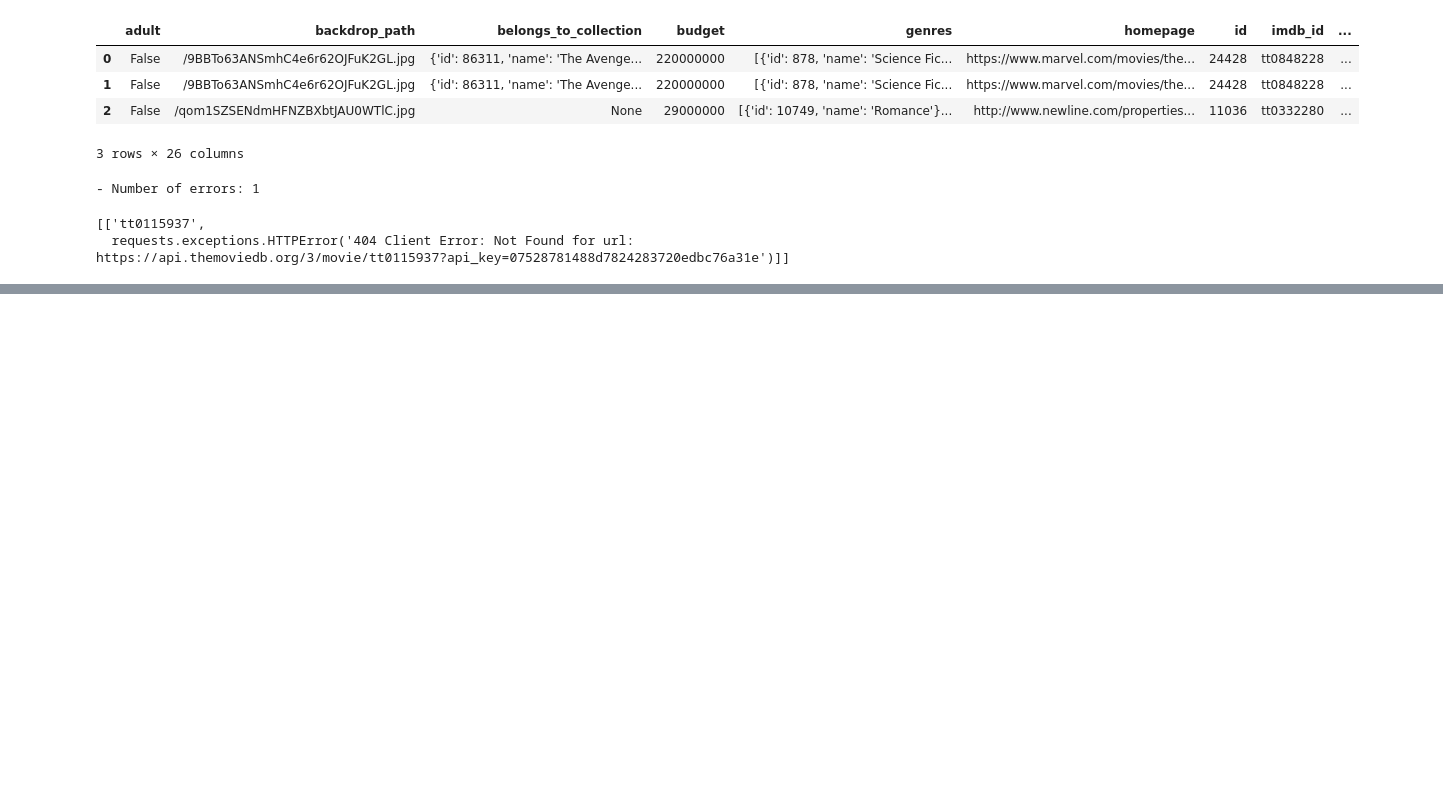
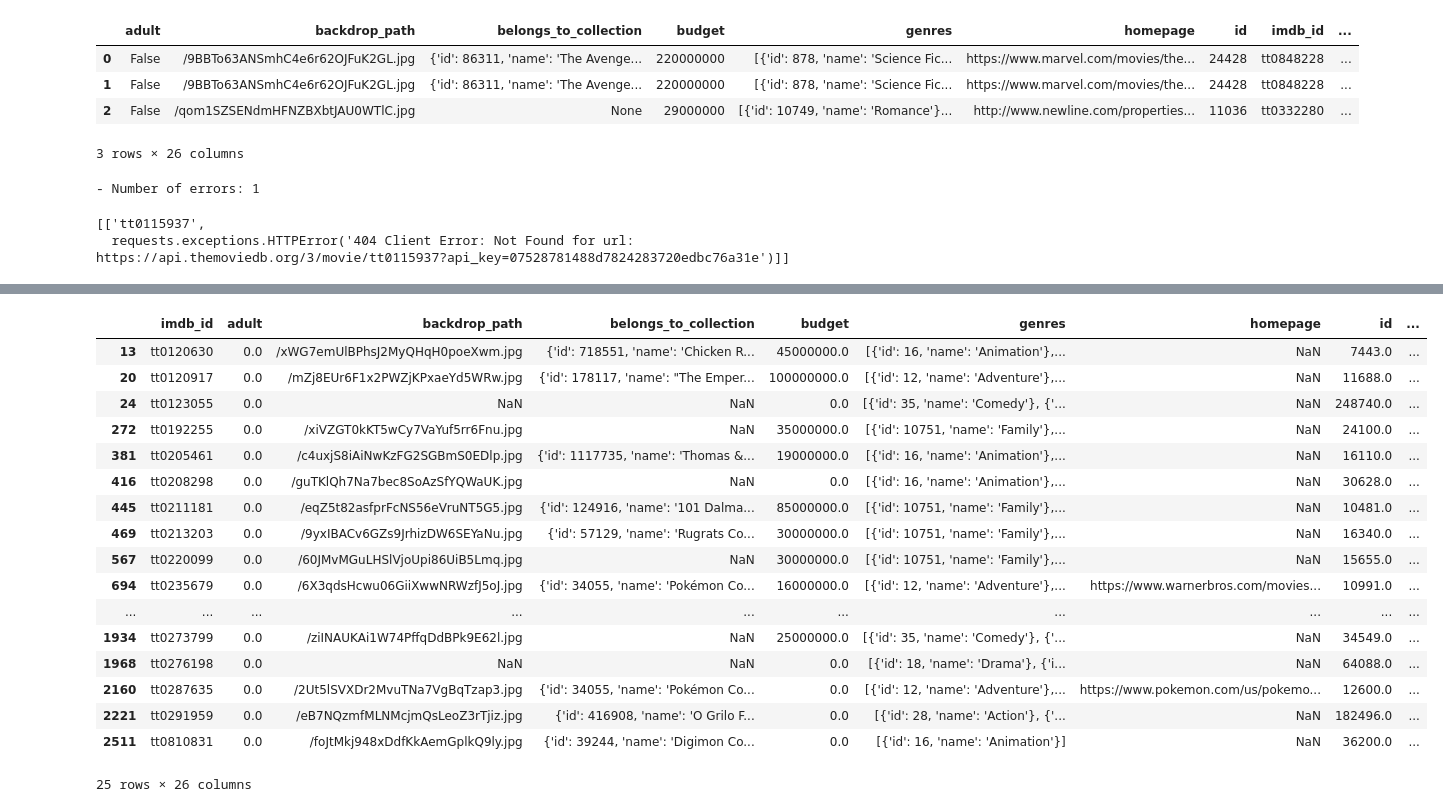
Before and after one commit to CatDawn29/Tippins-Project-3-Version-2, a Jupyter notebook: Tippins Project 3 Part 2 Section B.ipynb, the cells around one changed output, grey strips where cells are left out. Drawn from its saved outputs; the diff is of its cells as text; code cells hidden in the pictures; blank space fills up the shorter version.

```diff
--- a/Tippins Project 3 Part 2 Section B.ipynb
+++ b/Tippins Project 3 Part 2 Section B.ipynb
@@ -162,0 +227,21 @@ errors
+# %%
+df_merged.loc[ df_merged['certification'] == "G"]
+# %% [output]
+|  | imdb_id | adult | backdrop_path | belongs_to_collection | budget | genres | homepage | id | ... |
+| 13 | tt0120630 | 0.0 | /xWG7emUlBPhsJ2MyQHqH0poeXwm.jpg | {'id': 718551, 'name': 'Chicken R... | 45000000.0 | [{'id': 16, 'name': 'Animation'},... | NaN | 7443.0 | ... |
+| 20 | tt0120917 | 0.0 | /mZj8EUr6F1x2PWZjKPxaeYd5WRw.jpg | {'id': 178117, 'name': "The Emper... | 100000000.0 | [{'id': 12, 'name': 'Adventure'},... | NaN | 11688.0 | ... |
+| 24 | tt0123055 | 0.0 | NaN | NaN | 0.0 | [{'id': 35, 'name': 'Comedy'}, {'... | NaN | 248740.0 | ... |
+| 272 | tt0192255 | 0.0 | /xiVZGT0kKT5wCy7VaYuf5rr6Fnu.jpg | NaN | 35000000.0 | [{'id': 10751, 'name': 'Family'},... | NaN | 24100.0 | ... |
+| 381 | tt0205461 | 0.0 | /c4uxjS8iAiNwKzFG2SGBmS0EDlp.jpg | {'id': 1117735, 'name': 'Thomas &... | 19000000.0 | [{'id': 16, 'name': 'Animation'},... | NaN | 16110.0 | ... |
+| 416 | tt0208298 | 0.0 | /guTKlQh7Na7bec8SoAzSfYQWaUK.jpg | NaN | 0.0 | [{'id': 16, 'name': 'Animation'},... | NaN | 30628.0 | ... |
+| 445 | tt0211181 | 0.0 | /eqZ5t82asfprFcNS56eVruNT5G5.jpg | {'id': 124916, 'name': '101 Dalma... | 85000000.0 | [{'id': 10751, 'name': 'Family'},... | NaN | 10481.0 | ... |
+| 469 | tt0213203 | 0.0 | /9yxIBACv6GZs9JrhizDW6SEYaNu.jpg | {'id': 57129, 'name': 'Rugrats Co... | 30000000.0 | [{'id': 10751, 'name': 'Family'},... | NaN | 16340.0 | ... |
+| 567 | tt0220099 | 0.0 | /60JMvMGuLHSlVjoUpi86UiB5Lmq.jpg | NaN | 30000000.0 | [{'id': 10751, 'name': 'Family'},... | NaN | 15655.0 | ... |
+| 694 | tt0235679 | 0.0 | /6X3qdsHcwu06GiiXwwNRWzfJ5oJ.jpg | {'id': 34055, 'name': 'Pokémon Co... | 16000000.0 | [{'id': 12, 'name': 'Adventure'},... | https://www.warnerbros.com/movies... | 10991.0 | ... |
+| ... | ... | ... | ... | ... | ... | ... | ... | ... | ... |
+| 1934 | tt0273799 | 0.0 | /ziINAUKAi1W74PffqDdBPk9E62l.jpg | NaN | 25000000.0 | [{'id': 35, 'name': 'Comedy'}, {'... | NaN | 34549.0 | ... |
+| 1968 | tt0276198 | 0.0 | NaN | NaN | 0.0 | [{'id': 18, 'name': 'Drama'}, {'i... | NaN | 64088.0 | ... |
+| 2160 | tt0287635 | 0.0 | /2Ut5lSVXDr2MvuTNa7VgBqTzap3.jpg | {'id': 34055, 'name': 'Pokémon Co... | 0.0 | [{'id': 12, 'name': 'Adventure'},... | https://www.pokemon.com/us/pokemo... | 12600.0 | ... |
+| 2221 | tt0291959 | 0.0 | /eB7NQzmfMLNMcjmQsLeoZ3rTjiz.jpg | {'id': 416908, 'name': 'O Grilo F... | 0.0 | [{'id': 28, 'name': 'Action'}, {'... | NaN | 182496.0 | ... |
+| 2511 | tt0810831 | 0.0 | /foJtMkj948xDdfKkAemGplkQ9ly.jpg | {'id': 39244, 'name': 'Digimon Co... | 0.0 | [{'id': 16, 'name': 'Animation'}] | NaN | 36200.0 | ... |
+25 rows × 26 columns
```
Also changed, not shown: parts of 20 cells of this notebook, 3 other files.
